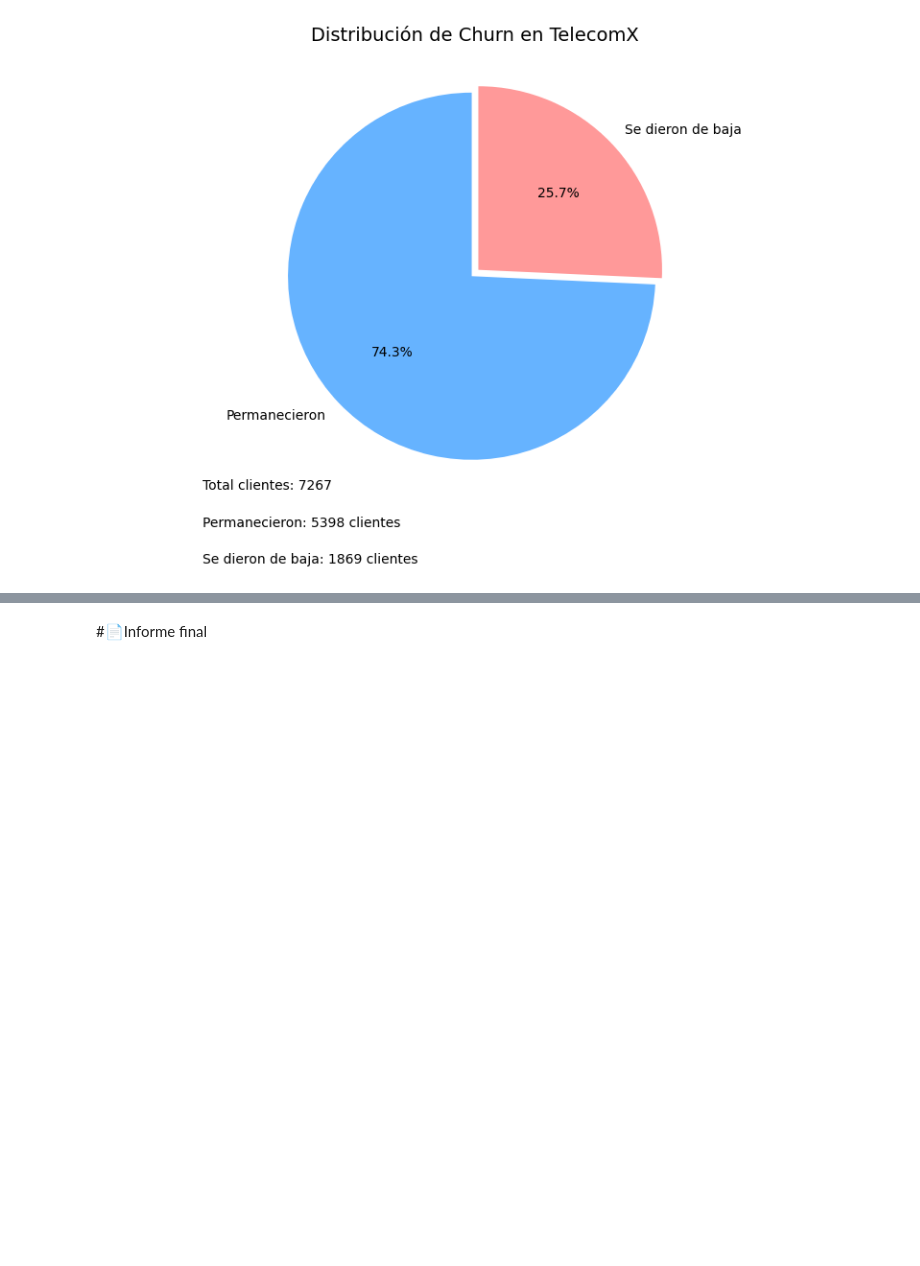
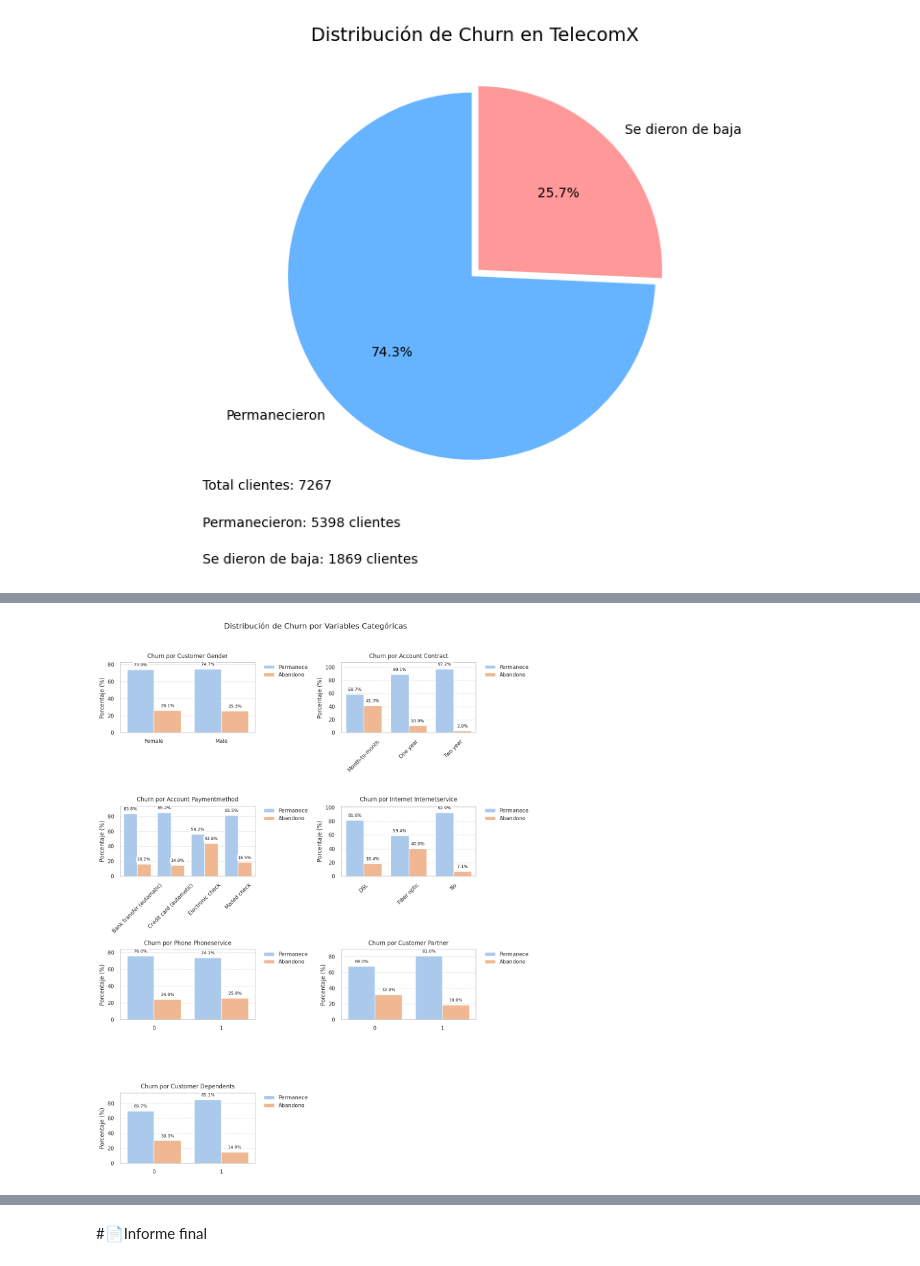
Before and after one commit to Sebas1020h/Challenge-TelecomX-pt-1, a Jupyter notebook: TelecomX_LATAM.ipynb, the cells around one changed output, grey strips where cells are left out. Drawn from its saved outputs; the diff is of its cells as text; code cells hidden in the pictures; blank space fills up the shorter version.

Commit message:
Actualización, generando comparativas con gráficos

```diff
--- a/TelecomX_LATAM.ipynb
+++ b/TelecomX_LATAM.ipynb
@@ -318,0 +248,92 @@ OSError: 'seaborn' is not a valid package style, path of style file, URL of styl
+# %%
+import pandas as pd
+import matplotlib.pyplot as plt
+import seaborn as sns
+
+# Configuración de estilo
+plt.style.use('seaborn-v0_8')
+sns.set_theme(style="whitegrid")
+sns.set_palette("pastel")
+data = df
+
+# Lista de variables categóricas a analizar
+categorical_vars = [
+    'customer_gender',
+    'account_Contract',
+    'account_PaymentMethod',
+    'internet_InternetService',
+    'phone_PhoneService',
+    'customer_Partner',
+    'customer_Dependents'
+]
+
+# Crear figura
+fig, axes = plt.subplots(4, 2, figsize=(13, 16))
+fig.suptitle('Distribución de Churn por Variables Categóricas', fontsize=16, y=1.02)
+axes = axes.flatten()
+
+for i, var in enumerate(categorical_vars):
+    # Versión CORREGIDA: Calcular conteos en lugar de proporciones
+    count_df = data.groupby([var, 'Churn']).size().reset_index(name='count')
+    total_counts = data[var].value_counts()
+    count_df['percentage'] = count_df.apply(lambda x: x['count'] / total_counts[x[var]] * 100, axis=1)
+
+
+    # Crear el gráfico
+    try:
+        sns.barplot(data=count_df, x=var, y='percentage', hue='Churn', ax=axes[i],
+            order=count_df[var].unique())  # Mantener orden original
+
+        # Personalización
+        axes[i].set_title(f'Churn por {var.replace("_", " ").title()}', pad=10)
+        axes[i].set_xlabel('')
+        axes[i].set_ylabel('Porcentaje (%)')
+
+        # Leyenda
+        handles, labels = axes[i].get_legend_handles_labels()
+        axes[i].legend(handles, ['Permanece', 'Abandono'],
+                    bbox_to_anchor=(1.05, 1),
+                    loc='upper left',
+                    borderaxespad=0)
+
+        # Mejoras visuales
+        axes[i].grid(axis='y', linestyle='--', alpha=0.7)
+        axes[i].set_ylim(0, count_df['percentage'].max() * 1.1)  # Margen del 10%
+
+        # Rotar etiquetas si son largas
+        if len(data[var].unique()) > 2:
+            axes[i].tick_params(axis='x', rotation=45)
+
+        for ax in axes:  # Iterar directamente sobre los axes
+          for p in ax.patches:
+              height = p.get_height()
+
+              # Solo anotar si el valor es significativo
+              if height > 0:  # o un umbral mayor si es necesario
+                  ax.annotate(
+                      f'{height:.1f}%',
+                      (p.get_x() + p.get_width() / 2, height),
+                      ha='center',
+                      va='bottom' if height >= 0 else 'top',  # Mejor para visualización
+                      xytext=(0, 5),  # Pequeño desplazamiento vertical
+                      textcoords='offset points',
+                      fontsize=9,
+                      bbox=dict(
+                          boxstyle='round,pad=0.2',
+                          facecolor='white',
+                          edgecolor='none',
+                          alpha=0.7
+                      )
+                  )
+    except Exception as e:
+        print(f"Error al graficar {var}: {str(e)}")
+        continue
+
+# Ocultar subplots vacíos
+for j in range(len(categorical_vars), len(axes)):
+    fig.delaxes(axes[j])
+
+plt.tight_layout()
+plt.show()
+# %% [output]
+[figure, added]
```
Also changed, not shown: parts of 3 cells of this notebook.
